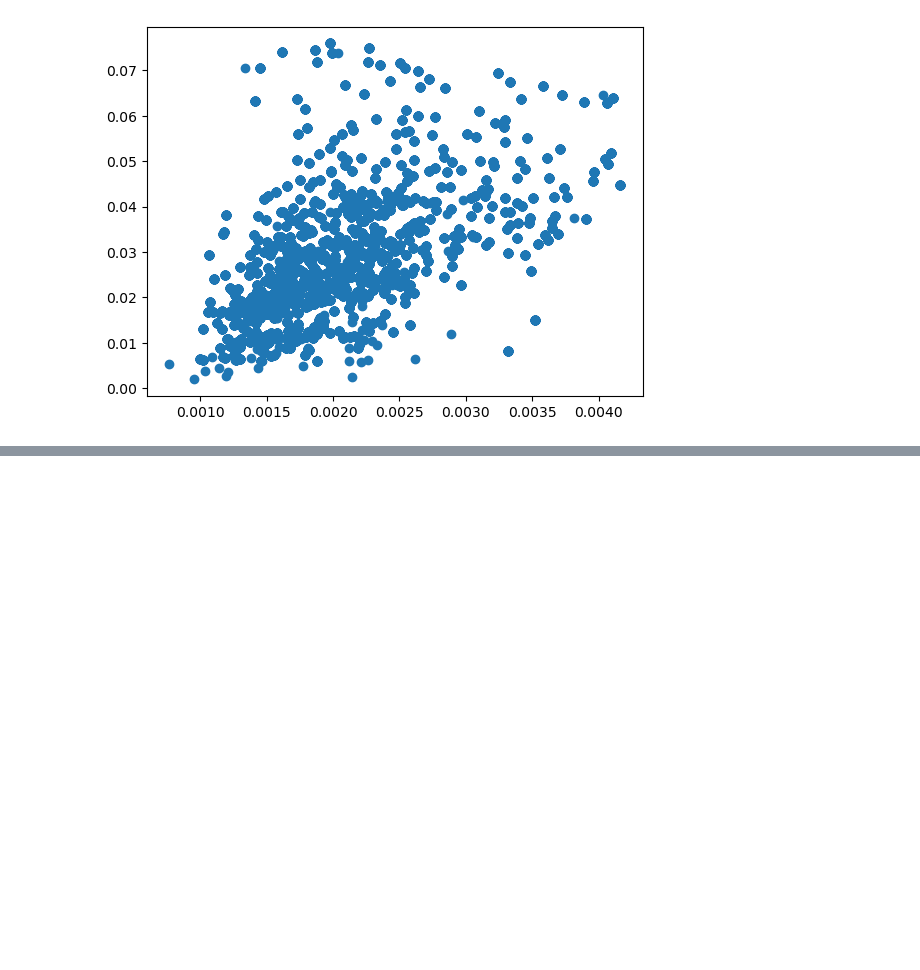
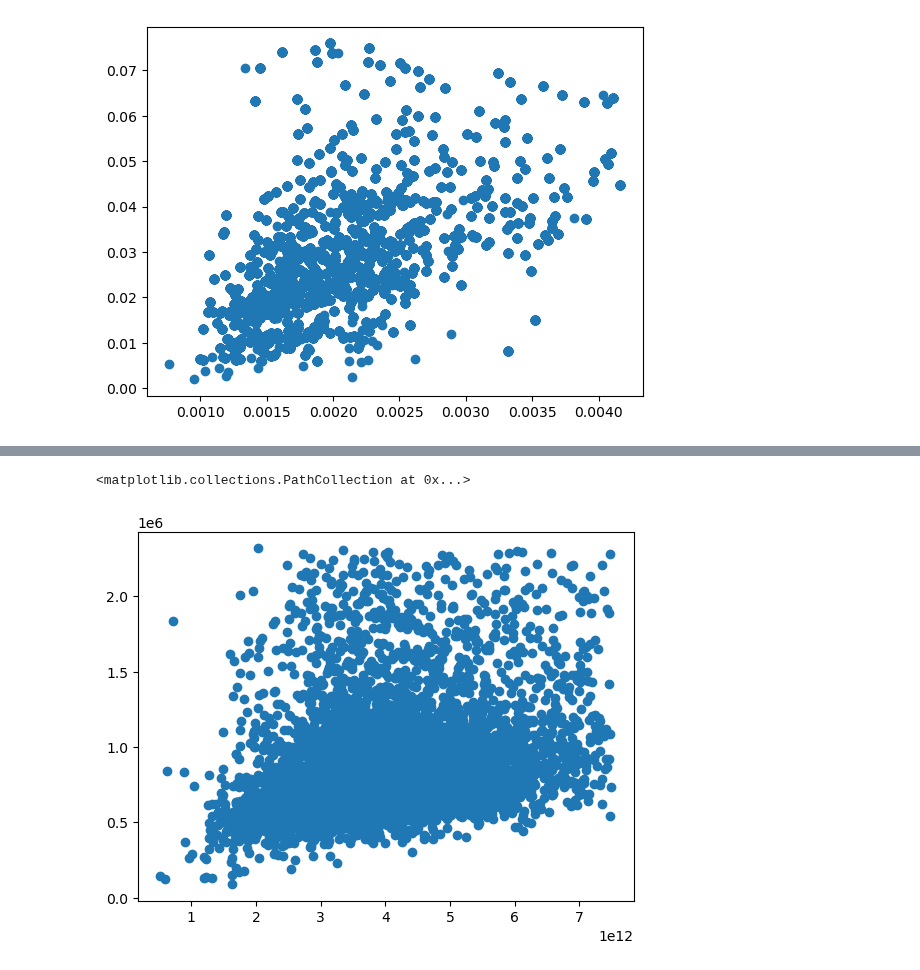
Before and after one commit to Armand-Morin/afp-berkeley-dynamic-fee-defi-amm, a Jupyter notebook: block_analysis.ipynb, the cells around one changed output, grey strips where cells are left out. Saved outputs shown, nothing was run; the diff lists cells and outputs as text; code cells hidden in the pictures; blank space fills up the shorter version.

```diff
--- a/block_analysis.ipynb
+++ b/block_analysis.ipynb
@@ -210,0 +262,7 @@ plt.scatter(agg[f1].values, agg[f2].values)
+# %%
+g = df.groupby('block_number').sum()
+g = remove_out_col(remove_out_col(g, 'inclusion_delay_ms'), 'gas_price')
+plt.scatter(g['gas_price'], g['inclusion_delay_ms'])
+# %% [output]
+<matplotlib.collections.PathCollection at 0x...>
+[figure, added]
```
Also changed, not shown: parts of 5 cells of this notebook, 3 other files.
